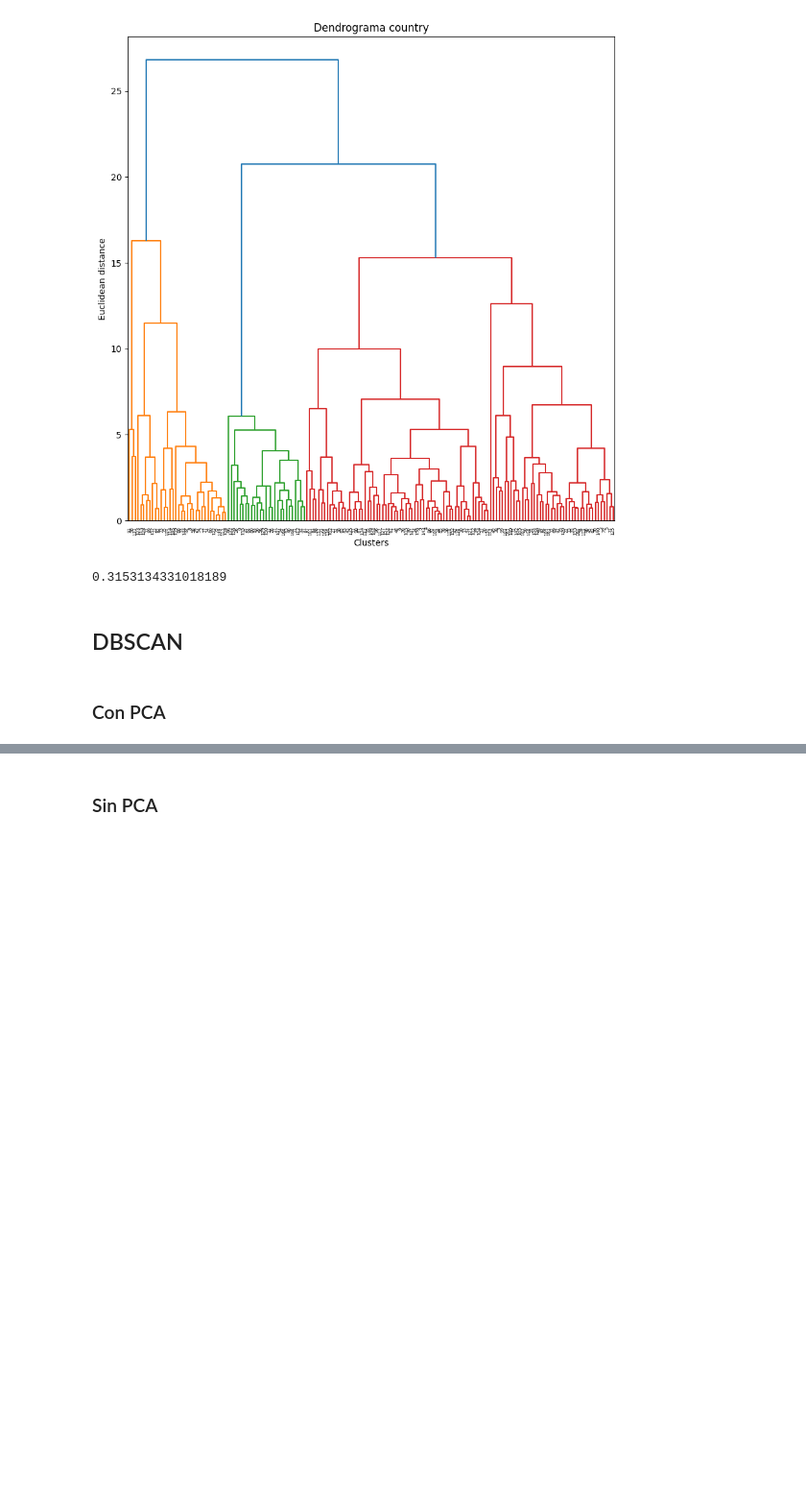
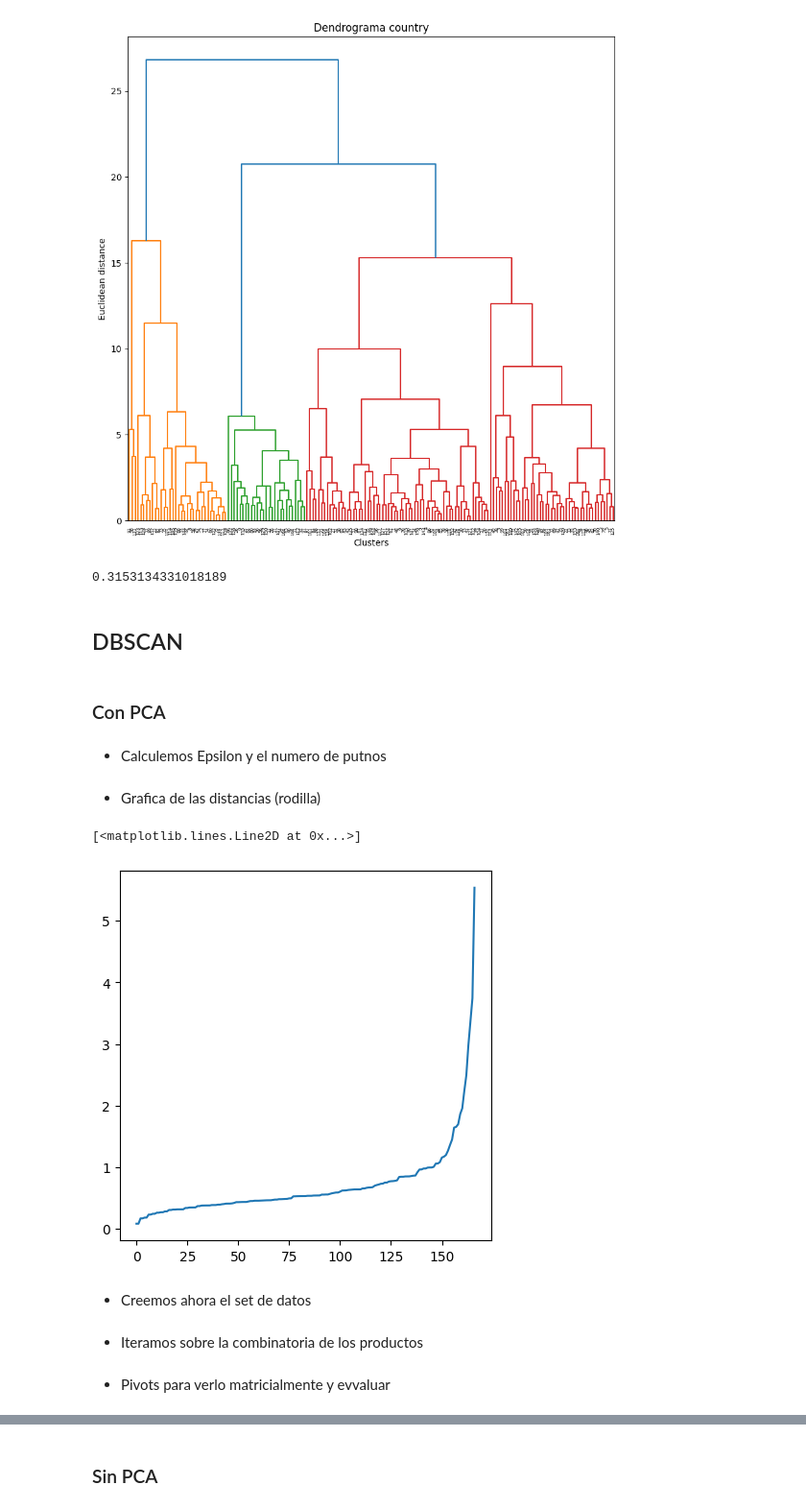
Before and after one commit to NicoleVenachi/Platzi_ML_05_Clustering, a Jupyter notebook: 05_Proyecto/01_ImplementacionPCA_YProyecto.ipynb, the cells around one changed output, grey strips where cells are left out. Shown at 96% size. Drawn from its saved outputs; the diff is of its cells as text; code cells hidden in the pictures; blank space fills up the shorter version.

```diff
--- a/05_Proyecto/01_ImplementacionPCA_YProyecto.ipynb
+++ b/05_Proyecto/01_ImplementacionPCA_YProyecto.ipynb
@@ -346,3 +346,27 @@ df_country['hc'] = y_hc
 ## DBSCAN
 # %% [markdown]
 ### Con PCA
+# %% [markdown]
+* Calculemos Epsilon y el numero de putnos
+# %%
+from sklearn.neighbors import NearestNeighbors
+
+#Solo calcularemos con el vecino mas cercano
+neighbors = NearestNeighbors(n_neighbors=2)
+neighbors_fit = neighbors.fit(pca_data_standard)#fit del vecino mas cercano
+distances, indices = neighbors_fit.kneighbors(pca_data_standard)#guardo en distancias asi como sus indices
+# %% [markdown]
+* Grafica de las distancias (rodilla)
+# %%
+distances = np.sort(distances, axis =0)
+distances = distances[:,1] #tomo el valor del mas cernano
+
+fig = plt.figure(figsize=(5,5))
+plt.plot(distances)
+
+#esta por ahí entre 0.5-2
+# %% [output]
+[<matplotlib.lines.Line2D at 0x...>]
+[figure, added]
+# %% [markdown]
+* Creemos ahora el set de datos
@@ -348,0 +376,2 @@ df_country['hc'] = y_hc
+# %% [markdown]
+* Iteramos sobre la combinatoria de los productos
@@ -348,0 +395,2 @@ df_country['hc'] = y_hc
+# %% [markdown]
+* Pivots para verlo matricialmente y evvaluar
```
Also changed, not shown: parts of 15 cells of this notebook.
